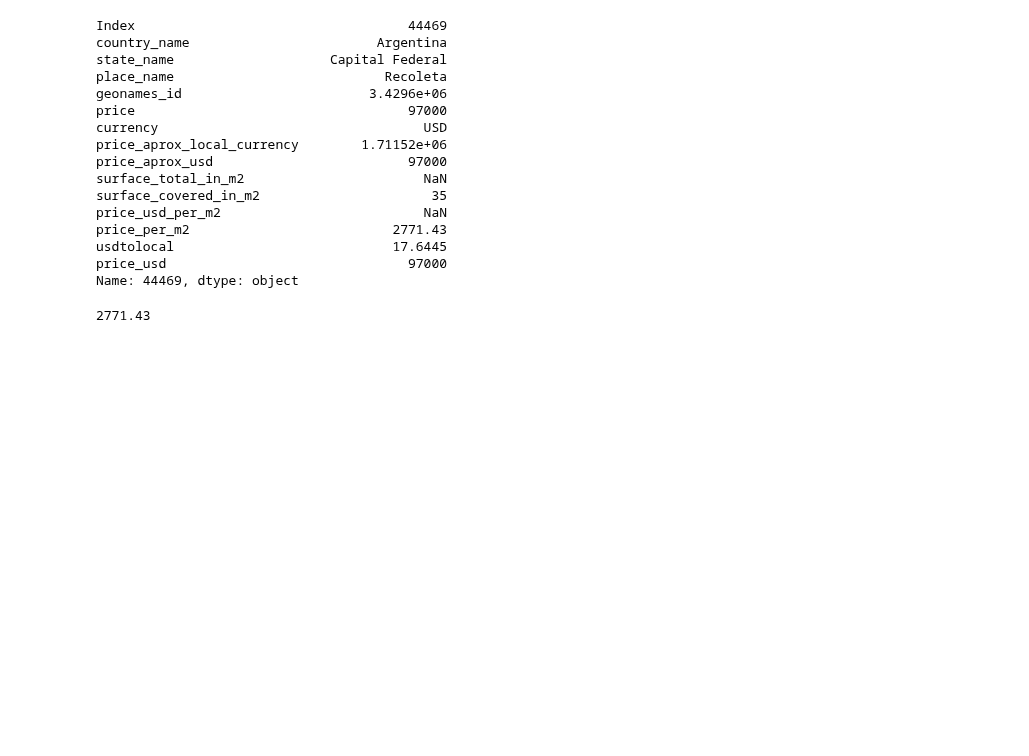
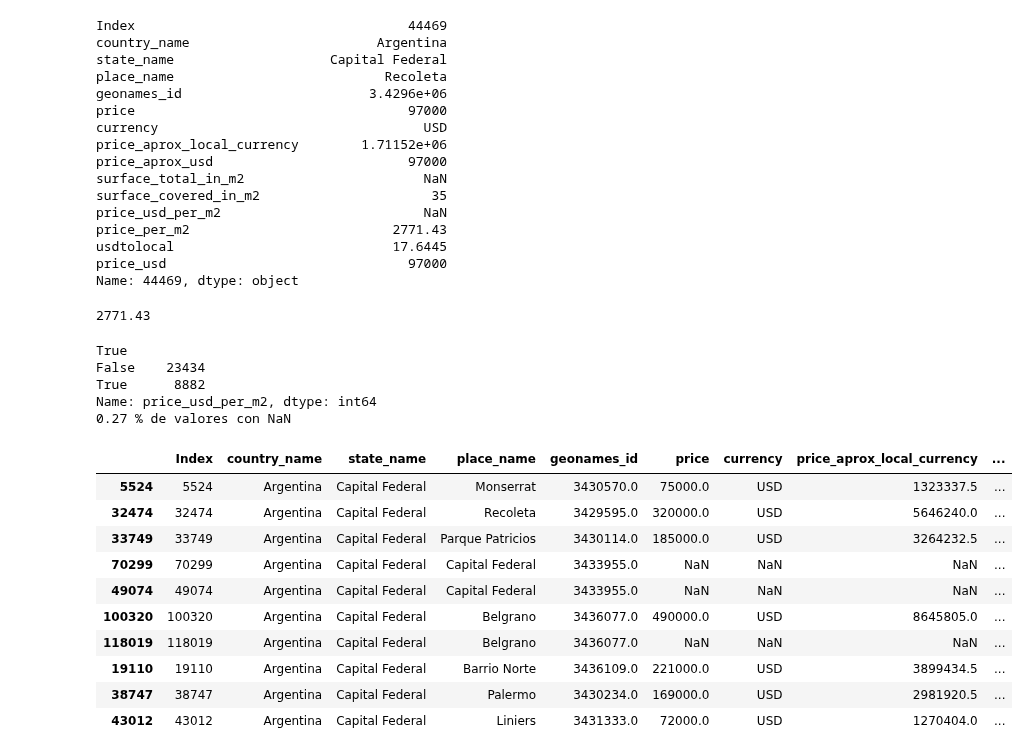
Before and after one commit to nachommm/desafio1, a Jupyter notebook: Precios.v2.ipynb, the cells around one changed output. Saved outputs shown, nothing was run; the diff lists cells and outputs as text; code cells hidden in the pictures; blank space fills up the shorter version.

Commit message:
fix Precios.v2

```diff
--- a/Precios.v2.ipynb
+++ b/Precios.v2.ipynb
@@ -322,3 +322,31 @@ round(precios_caba.loc[44469].price_usd / precios_caba.loc[44469].surface_covere
 # Me da el mismo valor de price_per_m2 que debería estar el pesos! no en USD.
 # %% [output]
 2771.43
+# %%
+# Contar todos los elementos de CABA que no tiene price_usd_per_m2
+
+price_usd_per_m2_mask = precios_caba.price_usd_per_m2.isnull()
+print(price_usd_per_m2_mask.loc[44469]) # Verifico que la funcion de True para el valor que tengo.
+price_usd_per_m2_isnan = precios_caba.loc[price_usd_per_m2_mask, :]
+
+# print(price_usd_per_m2_mask)
+print(price_usd_per_m2_mask.value_counts()) # Me deberia dar 0
+print(f'{round(price_usd_per_m2_mask.sum() / precios_caba.shape[0], 2)} % de valores con NaN')
+price_usd_per_m2_isnan.sample(10)
+# %% [output]
+True
+False    23434
+True      8882
+Name: price_usd_per_m2, dtype: int64
+0.27 % de valores con NaN
+|  | Index | country_name | state_name | place_name | geonames_id | price | currency | price_aprox_local_currency | ... |
+| 5524 | 5524 | Argentina | Capital Federal | Monserrat | 3430570.0 | 75000.0 | USD | 1323337.5 | ... |
+| 32474 | 32474 | Argentina | Capital Federal | Recoleta | 3429595.0 | 320000.0 | USD | 5646240.0 | ... |
+| 33749 | 33749 | Argentina | Capital Federal | Parque Patricios | 3430114.0 | 185000.0 | USD | 3264232.5 | ... |
+| 70299 | 70299 | Argentina | Capital Federal | Capital Federal | 3433955.0 | NaN | NaN | NaN | ... |
+| 49074 | 49074 | Argentina | Capital Federal | Capital Federal | 3433955.0 | NaN | NaN | NaN | ... |
+| 100320 | 100320 | Argentina | Capital Federal | Belgrano | 3436077.0 | 490000.0 | USD | 8645805.0 | ... |
+| 118019 | 118019 | Argentina | Capital Federal | Belgrano | 3436077.0 | NaN | NaN | NaN | ... |
+| 19110 | 19110 | Argentina | Capital Federal | Barrio Norte | 3436109.0 | 221000.0 | USD | 3899434.5 | ... |
+| 38747 | 38747 | Argentina | Capital Federal | Palermo | 3430234.0 | 169000.0 | USD | 2981920.5 | ... |
+| 43012 | 43012 | Argentina | Capital Federal | Liniers | 3431333.0 | 72000.0 | USD | 1270404.0 | ... |
```
